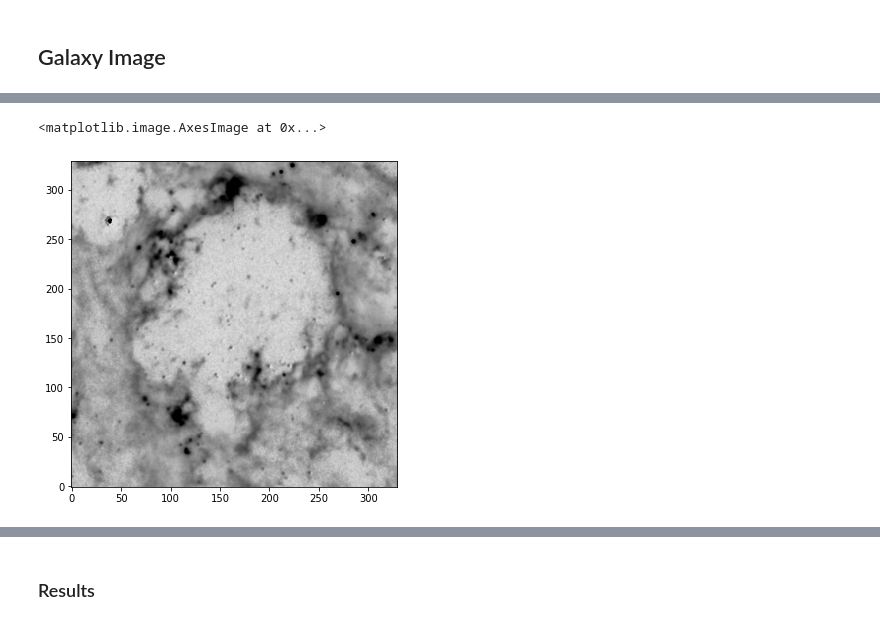
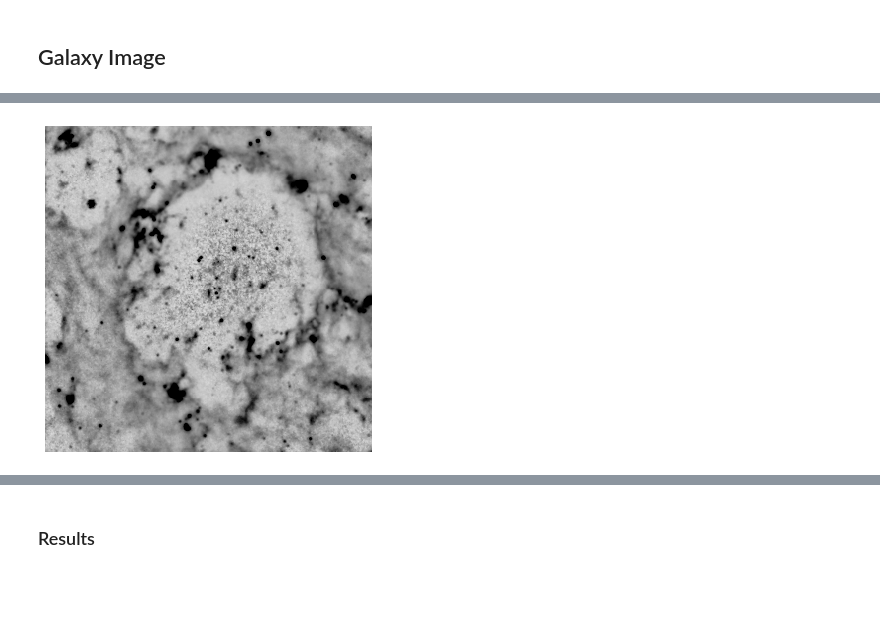
Before and after one commit to sytan177/froth, a Jupyter notebook: examples/getting_started.ipynb, the cells around one changed output, grey strips where cells are left out. Saved outputs shown, nothing was run; the diff lists cells and outputs as text; code cells hidden in the pictures; blank space fills up the shorter version.

```diff
--- a/examples/getting_started.ipynb
+++ b/examples/getting_started.ipynb
@@ -156,3 +183,3 @@ plots.plot_gas_line_profiles(snap.pos, axis=['y', 'y'], masks = [mask_line, mask
 # %%
 # load image
-image = ImageData('./ngc0628_F770W_starsub_anchored.fits')
+image = ImageData.from_file('./hlsp_phangs-jwst_jwst_miri_ngc0628_f770w_v1p1_img.fits')
@@ -175,8 +202,9 @@ Wall time: 13.6 s
 # %%
 # inspect preprocessed image in a subregion before full classification
-region = np.s_[370: 700, 160: 490]
+region = np.s_[400: 730, 260: 590]
 plt.figure(figsize=(6, 6))
-plt.imshow(np.arcsinh(image.data[region]), origin = 'lower', cmap='Greys', vmin = -0.8, vmax = 2.6, interpolation = 'none')
+plt.imshow(image.data[region], origin = 'lower', cmap='Greys',
+           vmin = -0.8, vmax = 2.6, interpolation = 'none')
+plt.axis('off');
 # %% [output]
-<matplotlib.image.AxesImage at 0x...>
-[figure, old version]
+[figure, new version]
```
Also changed, not shown: parts of 43 cells of this notebook.
